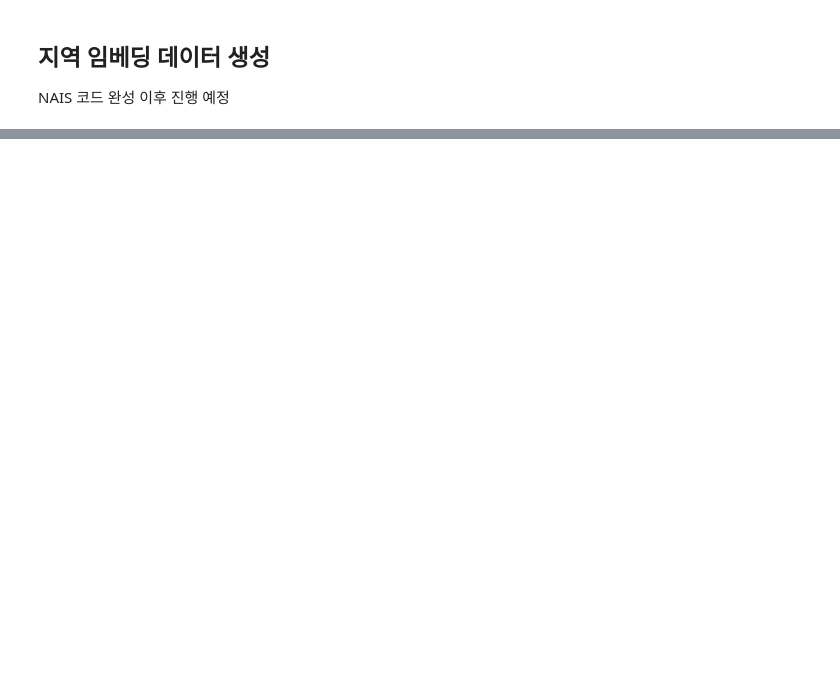
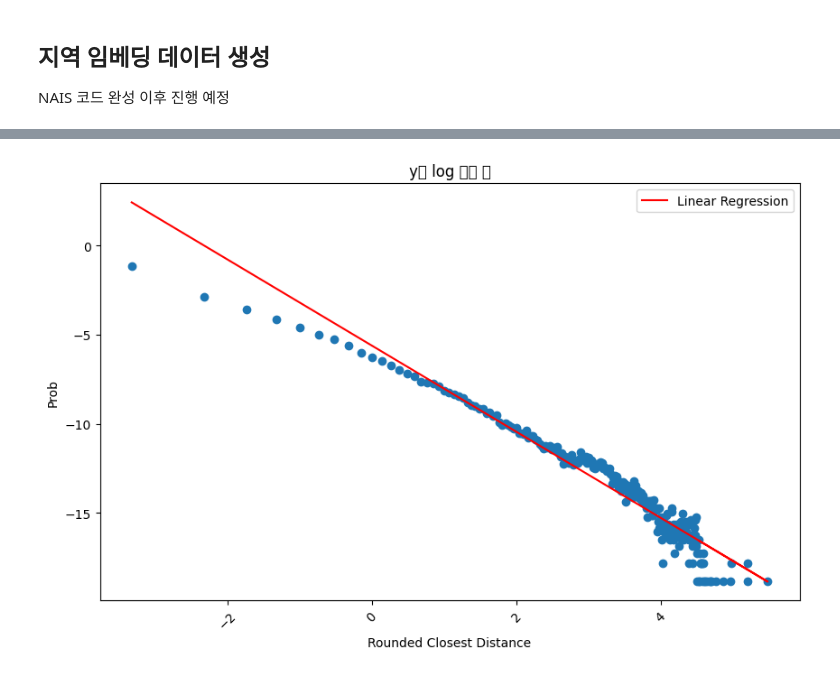
Before and after one commit to DongUk-Park/RnD, a Jupyter notebook: POI/NAIS/DataPreprocess.ipynb, the cells around one changed output, grey strips where cells are left out. Saved outputs shown, nothing was run; the diff lists cells and outputs as text; code cells hidden in the pictures; blank space fills up the shorter version.

```diff
--- a/POI/NAIS/DataPreprocess.ipynb
+++ b/POI/NAIS/DataPreprocess.ipynb
@@ -419,0 +519,29 @@ NAIS 코드 완성 이후 진행 예정
+# %%
+# 모델 정의
+class MyModel(nn.Module):
+    def __init__(self):
+        super(MyModel, self).__init__()
+        self.w1 = nn.Parameter(torch.randn(1, requires_grad=True))
+        self.w2 = nn.Parameter(torch.randn(1, requires_grad=True))
+
+    def forward(self, x):
+        return self.w1 + self.w2 * x
+
+model = MyModel()
+criterion = nn.MSELoss()  # 평균 제곱 오차 손실 함수
+optimizer = optim.SGD(model.parameters(), lr=0.01)  # 확률적 경사 하강법 사용
+
+# 학습
+num_epochs = 1000  # 학습 에포크 수
+for epoch in range(num_epochs):
+    optimizer.zero_grad()
+    outputs = model(X)
+    loss = criterion(outputs, y)
+    loss.backward()
+    optimizer.step()
+
+    #if (epoch + 1) % 100 == 0:
+    print(f'Epoch [{epoch + 1}/{num_epochs}], Loss: {loss.item():.4f}')
+
+# 학습된 파라미터 출력
+print(f'학습된 파라미터 w1: {model.w1.item():.4f}, w2: {model.w2.item():.4f}')
@@ -419,0 +566,18 @@ NAIS 코드 완성 이후 진행 예정
+# %%
+# 선형 회귀 결과를 그래프로 표현
+plt.figure(figsize=(10, 6))
+
+plt.scatter(x1, y1)
+
+# 선형 회귀 결과
+plt.plot(X, model.w1.item() + model.w2.item() * X , color='red', label='Linear Regression')
+
+plt.xlabel('Rounded Closest Distance')
+plt.ylabel('Prob')
+plt.title('y에 log 씌운 것')
+plt.xticks(rotation=45)
+
+plt.legend()
+plt.show()
+# %% [output]
+[figure, added]
```
Also changed, not shown: parts of 11 cells of this notebook.
